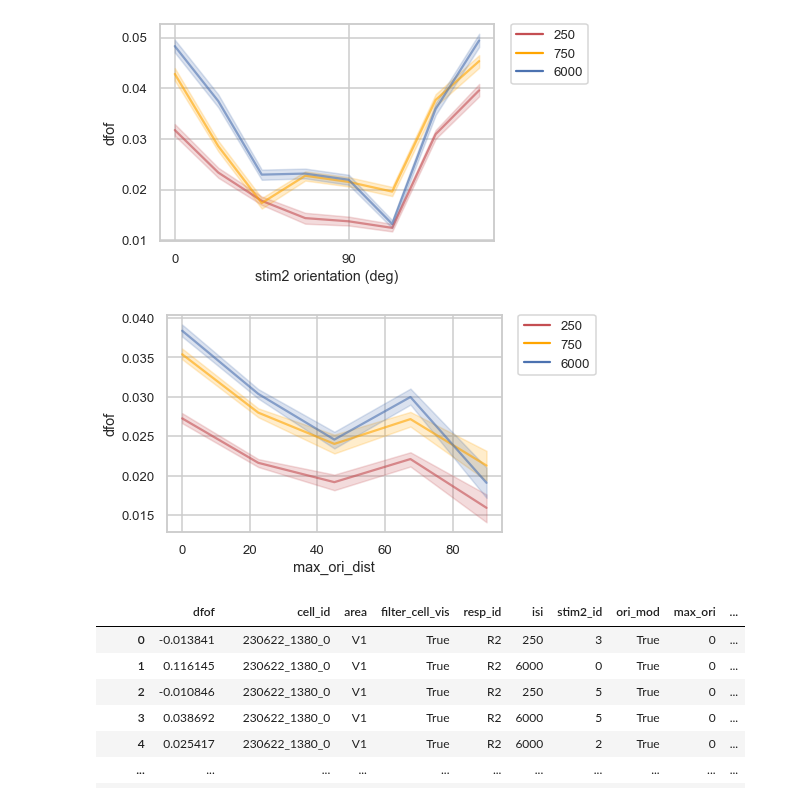
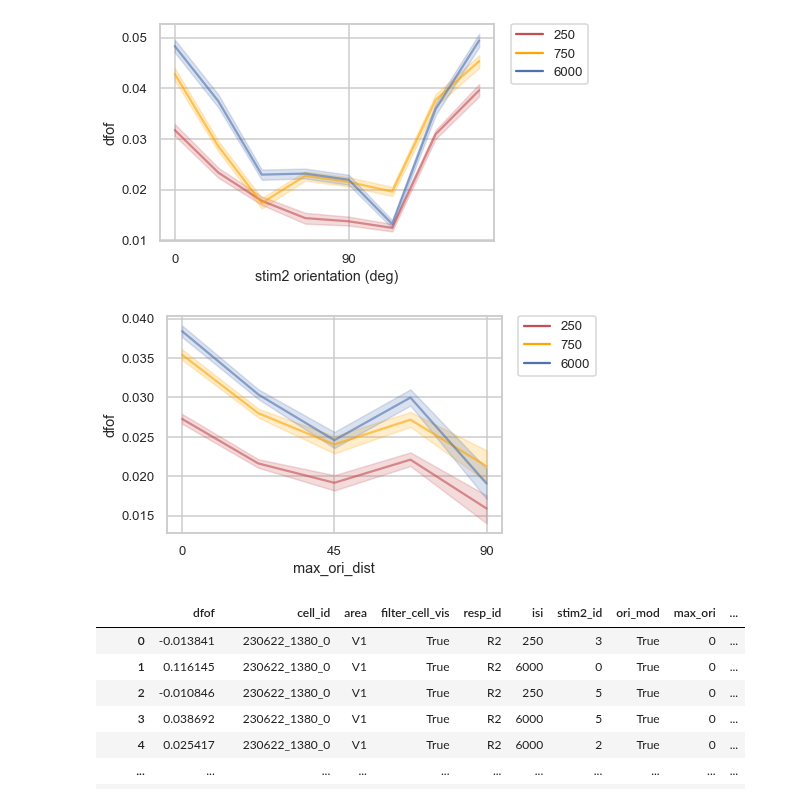
Before and after one commit to lanluo9/inter, a Jupyter notebook: scripts/ipynb/tuning_bias_multisess.ipynb, the cells around one changed output. Saved outputs shown, nothing was run; the diff lists cells and outputs as text; code cells hidden in the pictures.

```diff
--- a/scripts/ipynb/tuning_bias_multisess.ipynb
+++ b/scripts/ipynb/tuning_bias_multisess.ipynb
@@ -605,7 +605,7 @@ df_filter = df_lineplot[(df_lineplot.area == 'V1') # check V1 only
                        & (df_lineplot.filter_cell_vis == True)
                        ]
 
-sns.set(font_scale=0.8, context='talk', style='whitegrid')
+sns.set(font_scale=0.8, context='talk', style='whitegrid', palette=['r', 'orange', 'b'],)
 g = sns.FacetGrid(df_filter, col="max_ori_dist", hue="isi")
 
 g.map_dataframe(sns.lineplot, x="stim2_id", y="dfof", alpha=0.6)
@@ -646,10 +646,12 @@ plt.legend(bbox_to_anchor=(1.05, 1), loc=2, borderaxespad=0.);
 # %%
 sns.lineplot(data=df_filter, x='max_ori_dist', y='dfof', hue='isi', ci=68, alpha=0.6,
             estimator=np.mean,
             palette=['r', 'orange', 'b'],)
+
+plt.xticks([0, 45, 90], ['0', '45', '90'])
 plt.legend(bbox_to_anchor=(1.05, 1), loc=2, borderaxespad=0.);
 # %% [output]
-[figure, old version]
+[figure, new version]
 # %%
 ## construct df for tuning_diff lineplot:
 ## for each cell_id, subtract tuning_vec of isi 250 by tuning_vec of isi 6000
```
Also changed, not shown: parts of 6 cells of this notebook.
